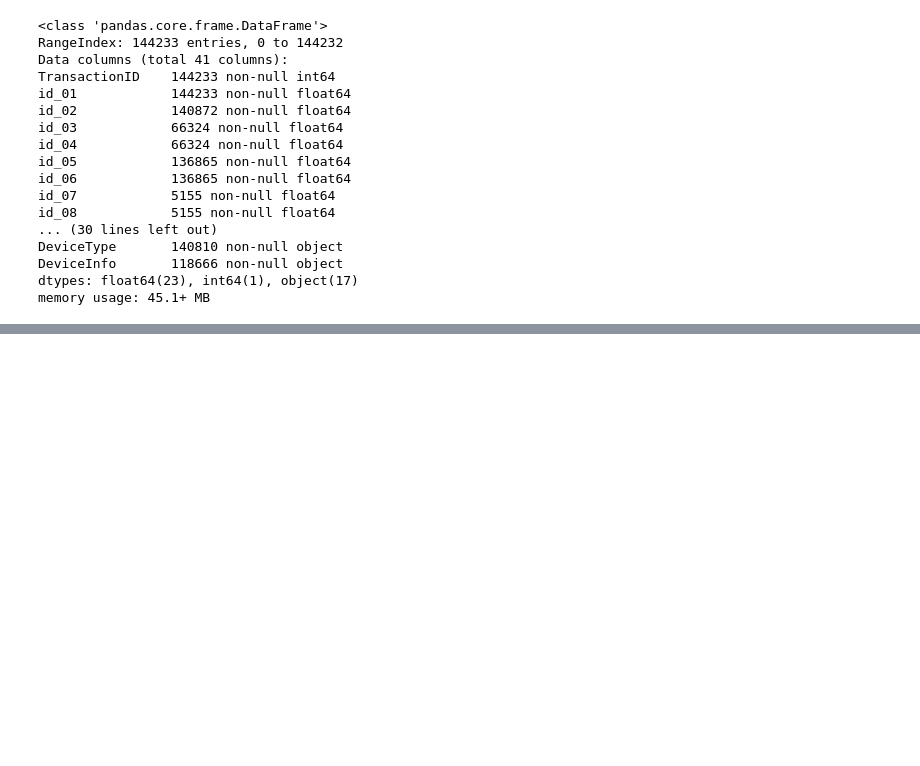
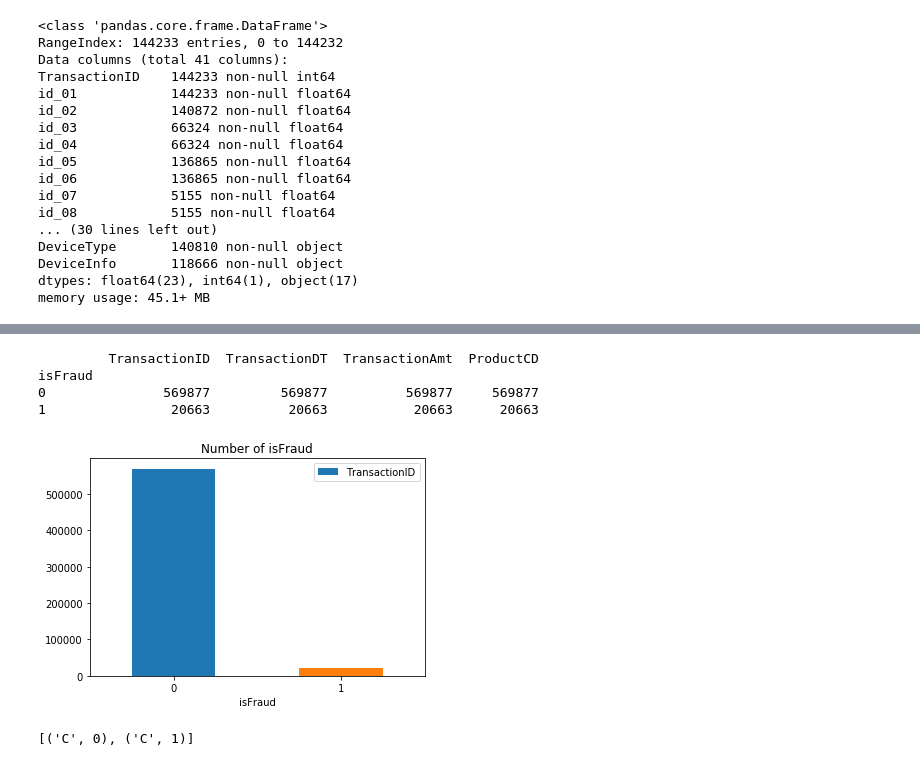
Before and after one commit to BradyYang-tw/IEEE-CIS-Fraud-Detection, a Jupyter notebook: IEEE-CIS-Fraud-Detection.ipynb, the cells around one changed output, grey strips where cells are left out. Drawn from its saved outputs; the diff is of its cells as text; code cells hidden in the pictures; blank space fills up the shorter version.

```diff
--- a/IEEE-CIS-Fraud-Detection.ipynb
+++ b/IEEE-CIS-Fraud-Detection.ipynb
@@ -10,5 +10,5 @@ print(result)
 # %% [output]
 ('D:\\Data Science\\Fraud_Detection\\data', [], ['sample_submission.csv', 'test_identity.csv', 'test_transaction.csv', 'train_identity.csv', 'train_transaction.csv'])
 # %%
-X_train = pd.read_csv("D:\\Data Science\\Fraud_Detection\data\\train_transaction.csv")
+X_train = pd.read_csv(".\\data\\train_transaction.csv")
 # %%
@@ -143,0 +183,14 @@ memory usage: 45.1+ MB
+# %%
+df = X_train.iloc[:, 0:5].groupby("isFraud").count()
+print(df)
+ax = df.plot.bar(x=df.index, y='TransactionID', rot=0, title="Number of isFraud")
+# %% [output]
+         TransactionID  TransactionDT  TransactionAmt  ProductCD
+isFraud
+0               569877         569877          569877     569877
+1                20663          20663           20663      20663
+[figure, added]
+# %%
+X_train.iloc[:, 0:5][X_train.ProductCD=="C"].groupby(["ProductCD", "isFraud"]).size().index.tolist()
+# %% [output]
+[('C', 0), ('C', 1)]
```
Also changed, not shown: parts of 10 cells of this notebook.
